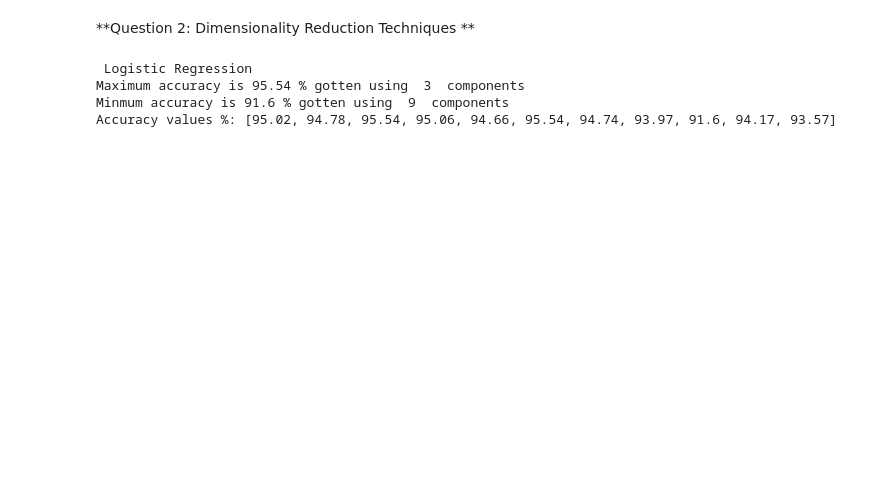
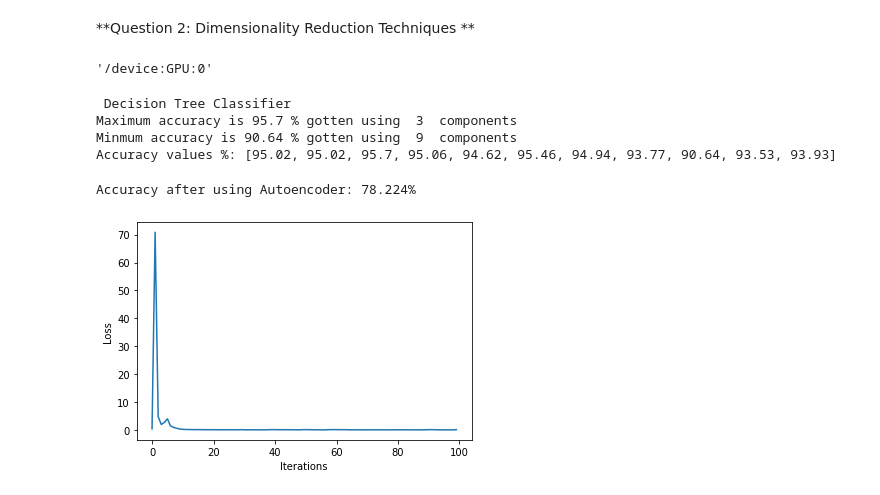
Before and after one commit to dtee1/ELG5255-Applied-Machine-Learning, a Jupyter notebook: Final_Project/Final_Project.ipynb, the cells around one changed output. Cells and saved outputs as stored; diff of their text form; code cells hidden in the pictures; blank space fills up the shorter version.

```diff
--- a/Final_Project/Final_Project.ipynb
+++ b/Final_Project/Final_Project.ipynb
@@ -157,40 +245,98 @@ Accuracy of Decision Tree model: 92.166%
 # %% [markdown]
 **Question 2: Dimensionality Reduction Techniques **
+# %%
+import tensorflow as tf
+tf.test.gpu_device_name()
+# %% [output]
+'/device:GPU:0'
 # %%
 def main():
   warnings.simplefilter('ignore')
   # Dataset features
   features = ['ID','Latitude','Longitude','Hour','Minute','Duration','RemainingTime','Resources','Coverage','OnPeakHours','GridNumber']
 
   # Dataset output
   result = ['Ligitimacy']
   # Split dataset
   X_train,X_test,y_train,y_test,dataset = prepareDataset(features,result)
   accuracy_DT = []
 
   # Using Principal Component Analysis to determine optimal number of components
   for count in range(1, len(features)+1):
     pca = PCA(n_components = count, random_state=0)
     X_train_new = pca.fit_transform(X_train)
     X_test_new = pca.transform(X_test)
     model_DT=DecisionTreeClassifier()
     model_DT.fit(X_train_new, y_train)
 
     # Predicting the Test set results
     y_pred_DT = model_DT.predict(X_test_new)
     accuracy_DT.append(accuracy_score(y_test, y_pred_DT)*100)
-  print("\n Logistic Regression")
+  print("\n Decision Tree Classifier")
   print("Maximum accuracy is", round(max(accuracy_DT),2), "% gotten using ", accuracy_DT.index(max(accuracy_DT)) + 1, " components")
   print("Minmum accuracy is", round(min(accuracy_DT),2), "% gotten using ", accuracy_DT.index(min(accuracy_DT)) + 1, " components")
   accuracy_LR = [round(value, 2) for value in accuracy_DT]
   print("Accuracy values %:", accuracy_LR)
 
   # Using Autoencoder
+  model = AutoEncoder().cuda()
+  # Validation using MSE Loss function
+  mse=torch.nn.MSELoss()
+  # Using an Adam Optimizer with lr = 0.1
+  optimizer = torch.optim.Adam(model.parameters(), lr = 1e-1, weight_decay = 1e-8)
+  t = MinMaxScaler()
+  X_train = t.fit_transform(X_train)
+  X_test = t.fit_transform(X_test)
+  y_train = t.fit_transform(y_train)
+
+  X_train_tensor = torch.Tensor(X_train)
+  y_train_tensor = torch.Tensor(y_train)
+
+  digit_dataset = TensorDataset(X_train_tensor, y_train_tensor)
+  data_loader = DataLoader(digit_dataset, batch_size=60)
+  epochs = 500
+  outputs = []
+  losses = []
+  for epoch in tqdm(range(epochs)):
+    for (image,_) in data_loader:
+      # Output of Autoencoder
+      reconstructed = model(image.cuda())
+
+      # Calculating the loss function
+      loss = mse(reconstructed, image.cuda())
+
+      # The gradients are set to zero,
+      # the the gradient is computed and stored.
+      # .step() performs parameter update
+      optimizer.zero_grad()
+      loss.backward()
+      optimizer.step()
+      # Storing the losses in a list for plotting
+      losses.append(loss.item())
+    outputs.append((epochs, image, reconstructed))
+
+  # Defining the Plot Style
+  plt.xlabel('Iterations')
+  plt.ylabel('Loss')
+  # Plotting the last 100 values
+  plt.plot(losses[:100])
+
+  X_train_AE = model.encoder(torch.Tensor(X_train).cuda()).cpu().detach().numpy()
+  X_test_AE = model.encoder(torch.Tensor(X_test).cuda()).cpu().detach().numpy()
+  model_DT_AE = DecisionTreeClassifier()
+  model_DT_AE.fit(X_train_AE, y_train)
+  y_pred_AE = model_DT_AE.predict(X_test_AE)
+
+  # Model evaluation
+  print('Accuracy after using Autoencoder: {:.3f}%'.format(accuracy_score(y_test, y_pred_AE) * 100))
+  conf_KNN = confusion_matrix(y_test, y_pred_AE)
 
 if __name__ == '__main__':
   main()
 # %% [output]
- Logistic Regression
-Maximum accuracy is 95.54 % gotten using  3  components
-Minmum accuracy is 91.6 % gotten using  9  components
-Accuracy values %: [95.02, 94.78, 95.54, 95.06, 94.66, 95.54, 94.74, 93.97, 91.6, 94.17, 93.57]
+ Decision Tree Classifier
+Maximum accuracy is 95.7 % gotten using  3  components
+Minmum accuracy is 90.64 % gotten using  9  components
+Accuracy values %: [95.02, 95.02, 95.7, 95.06, 94.62, 95.46, 94.94, 93.77, 90.64, 93.53, 93.93]
+Accuracy after using Autoencoder: 78.224%
+[figure, added]
```
Also changed, not shown: parts of 13 cells of this notebook.
